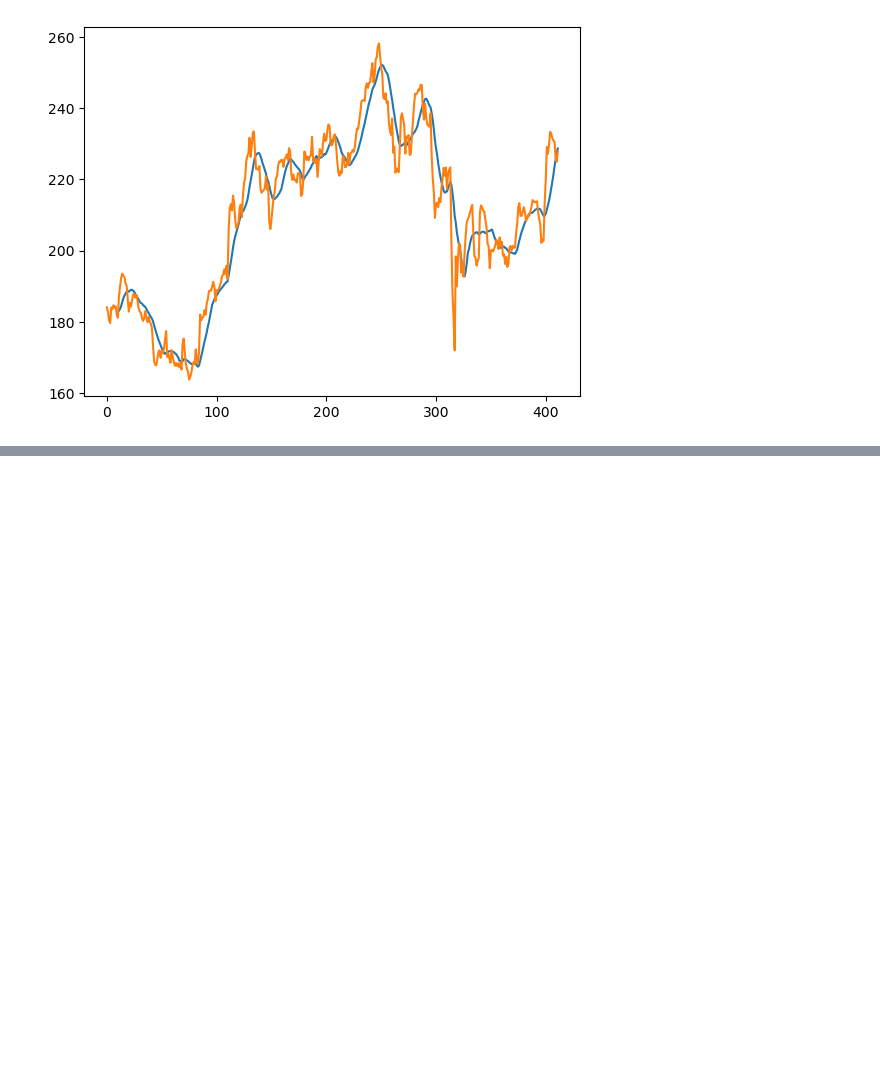
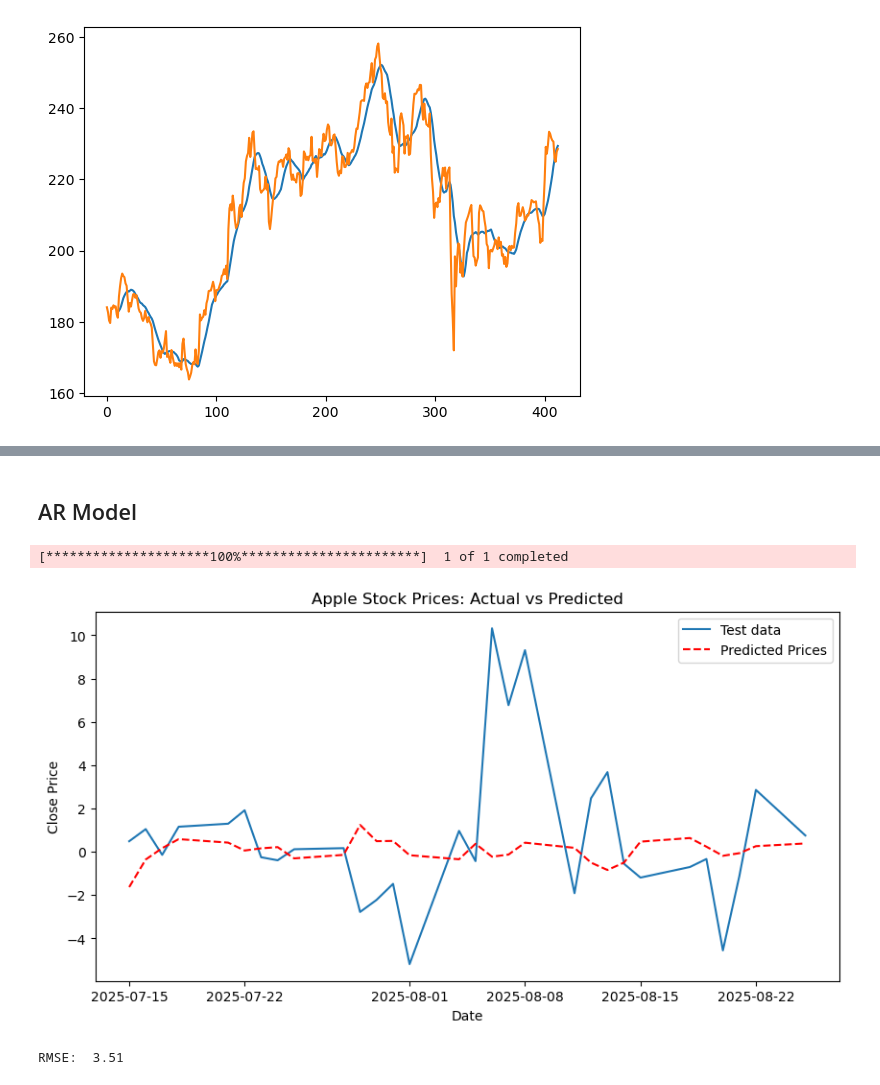
Before and after one commit to masonxmh/Time_Series, a Jupyter notebook: Time Series Analysis.ipynb, the cells around one changed output, grey strips where cells are left out. Saved outputs shown, nothing was run; the diff lists cells and outputs as text; code cells hidden in the pictures; blank space fills up the shorter version.

```diff
--- a/Time Series Analysis.ipynb
+++ b/Time Series Analysis.ipynb
@@ -368,0 +444,47 @@ Critical Value (10%): -2.571
+# %% [markdown]
+## AR Model
+# %%
+# making data stationary before model fitting
+stock_data = yf.download('AAPL', start = '2023-01-01')
+
+apple_price_stationary = stock_data['Close'].diff().dropna()
+
+# Split the data into training and testing datasets
+# take the last 30 days as a test data
+train_data, test_data = apple_price_stationary[:-30], apple_price_stationary[-30:]
+# %% [output]
+[*********************100%***********************]  1 of 1 completed
+# %%
+from statsmodels.tsa.ar_model import AutoReg
+from sklearn.metrics import mean_squared_error
+import numpy as np
+import warnings
+warnings.filterwarnings('ignore')
+
+
+# Fit the Autoregressive model (AR) to the training data
+model = AutoReg(train_data, lags = 30)
+model_fit = model.fit()
+
+# Make predictions on the test data
+predictions = model_fit.predict(
+    start = len(train_data),
+    end = len(train_data) + len(test_data)-1,
+    dynamic=False)
+
+# Plot the actual vs predicted values
+plt.figure(figsize = (10, 5))
+plt.plot(test_data.index, test_data, label = 'Test data')
+plt.plot(test_data.index, predictions, color = 'red', linestyle = '--', label = 'Predicted Prices')
+plt.title('Apple Stock Prices: Actual vs Predicted')
+plt.xlabel('Date')
+plt.ylabel('Close Price')
+plt.legend()
+plt.show()
+
+# evaluating model using RMSE score
+rmse = round(np.sqrt(mean_squared_error(test_data, predictions)), 2)
+print('RMSE: ', rmse)
+# %% [output]
+[figure, added]
+RMSE:  3.51
```
Also changed, not shown: parts of 50 cells of this notebook, 1 other file.
